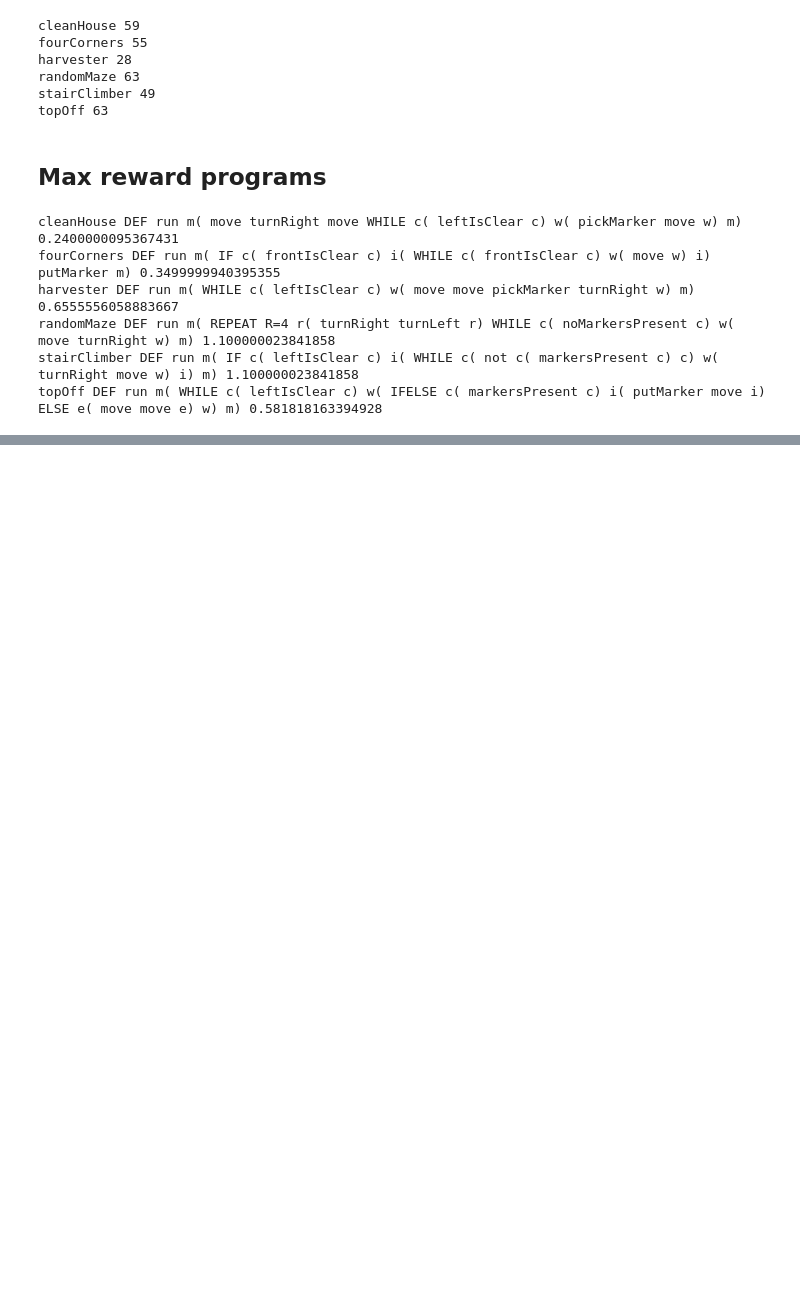
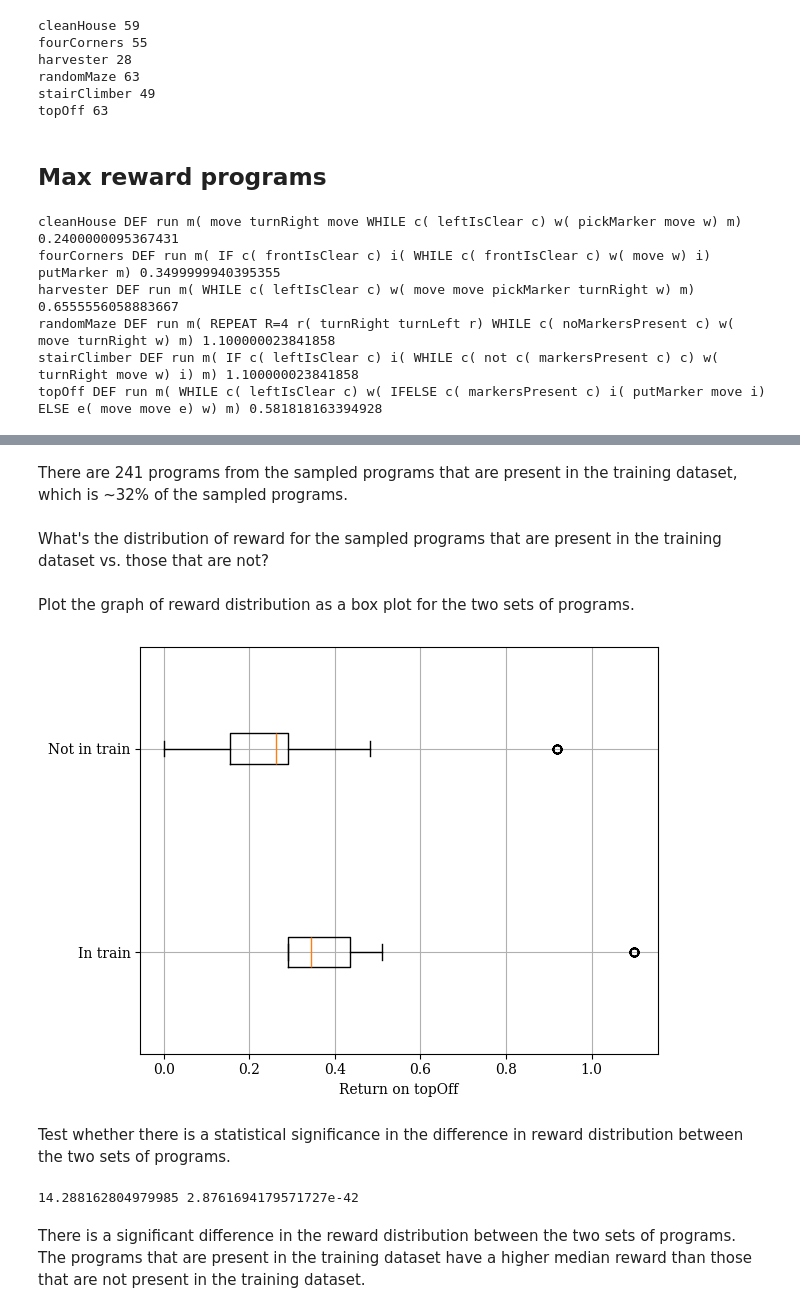
Before and after one commit to AbhijeetKrishnan/decision-transformer, a Jupyter notebook: karel/dt-training-analysis/gen_graph.ipynb, the cells around one changed output, grey strips where cells are left out. Saved outputs shown, nothing was run; the diff lists cells and outputs as text; code cells hidden in the pictures; blank space fills up the shorter version.

```diff
--- a/karel/dt-training-analysis/gen_graph.ipynb
+++ b/karel/dt-training-analysis/gen_graph.ipynb
@@ -93,0 +145,10 @@ topOff DEF run m( WHILE c( leftIsClear c) w( IFELSE c( markersPresent c) i( putM
+# %%
+import pandas as pd
+
+df = pd.read_csv('rollouts_1000.csv')
+final = df[df['iteration'] == 10]
+
+train = pd.read_csv('../leaps/leaps_data.csv')
+percentile = 99
+threshold = train['topOff_reward'].quantile(percentile / 100)
+best = train[train['topOff_reward'] >= threshold]
@@ -93,0 +161,5 @@ topOff DEF run m( WHILE c( leftIsClear c) w( IFELSE c( markersPresent c) i( putM
+# %%
+mask = final['program'].isin(best['program'])
+in_train = final[mask]
+num_present = len(in_train)
+print(num_present, num_present / final['program'].nunique() * 100)
@@ -93,0 +180,35 @@ topOff DEF run m( WHILE c( leftIsClear c) w( IFELSE c( markersPresent c) i( putM
+# %% [markdown]
+There are 241 programs from the sampled programs that are present in the training dataset, which is ~32% of the sampled programs.
+# %% [markdown]
+What's the distribution of reward for the sampled programs that are present in the training dataset vs. those that are not?
+# %%
+not_in_train = final[~mask]
+# %% [markdown]
+Plot the graph of reward distribution as a box plot for the two sets of programs.
+# %%
+import matplotlib.pyplot as plt
+
+plt.rcParams['font.family'] = 'serif'
+
+positions = [1, 2]
+plt.boxplot([in_train['reward'], not_in_train['reward']], positions=positions, vert=False)
+plt.yticks(positions, ['In train', 'Not in train'])
+plt.xlabel('Return on topOff')
+
+plt.grid(visible=True, axis='both', zorder=0)
+plt.tight_layout()
+plt.savefig('dt_similarity.pdf')
+plt.show()
+# %% [output]
+[figure, added]
+# %% [markdown]
+Test whether there is a statistical significance in the difference in reward distribution between the two sets of programs.
+# %%
+from scipy import stats
+
+t_statistic, p_value = stats.ttest_ind(in_train['reward'], not_in_train['reward'])
+print(t_statistic, p_value)
+# %% [output]
+14.288162804979985 2.8761694179571727e-42
+# %% [markdown]
+There is a significant difference in the reward distribution between the two sets of programs. The programs that are present in the training dataset have a higher median reward than those that are not present in the training dataset.
```
Also changed, not shown: parts of 9 cells of this notebook.
